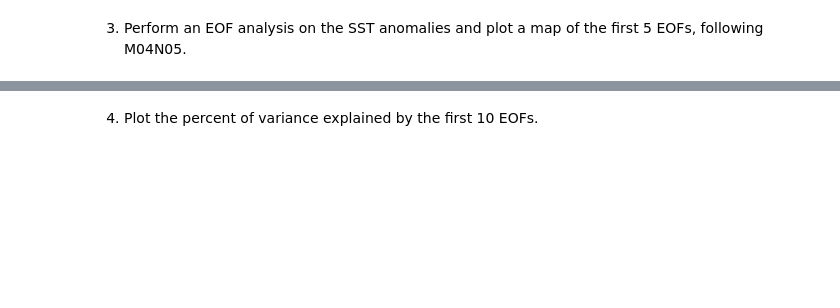
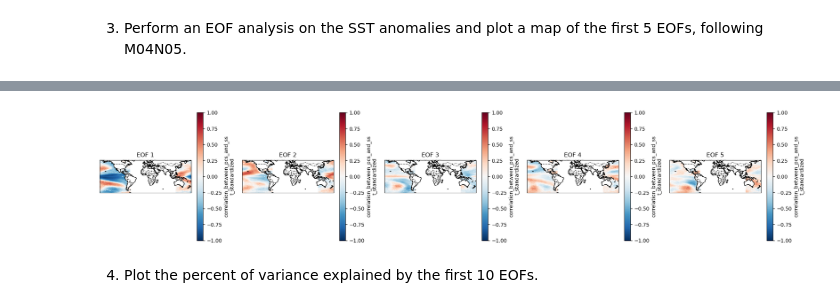
Before and after one commit to Key-Roberson/ATMS-523-Module-4, a Jupyter notebook: module_4_assignment.ipynb, the cells around one changed output, grey strips where cells are left out. Saved outputs shown, nothing was run; the diff lists cells and outputs as text; code cells hidden in the pictures; blank space fills up the shorter version.

```diff
--- a/module_4_assignment.ipynb
+++ b/module_4_assignment.ipynb
@@ -195,2 +164,49 @@ plt.show()
+# %%
+# 📦 EOFSA: Pacific-only, standardized SST anomalies with √cos(lat) weighting
+
+import numpy as np
+import xarray as xr
+import matplotlib.pyplot as plt
+import cartopy.crs as ccrs, cartopy.feature as cfeature
+from eofs.xarray import Eof
+
+# 1️⃣ Subset to Pacific Basin (65°S–65°N, 120°E–60°W)
+sst = (
+    sst_standardized
+    .sortby("latitude")
+    .sel(latitude=slice(-65, 65), longitude=slice(120, 300))
+)
+
+# 2️⃣ Drop any grid points with NaNs across time
+valid = (~np.isnan(sst)).all(dim="time")
+sst_clean = sst.where(valid)
+
+# 3️⃣ Compute √cos(lat) weights and broadcast to (lat, lon)
+coslat = np.cos(np.deg2rad(sst_clean.latitude))
+wgts_1d = np.sqrt(coslat)
+wgts_2d, _ = xr.broadcast(wgts_1d, sst_clean.longitude)
+
+# 4️⃣ Run EOFS solver
+solver = Eof(sst_clean, weights=wgts_2d)
+
+# 5️⃣ Extract EOFs and PCs
+eofs = solver.eofsAsCorrelation(neofs=5)
+pcs  = solver.pcs(npcs=5, pcscaling=1)
+
+# 6️⃣ Plot EOFs 1–5
+fig, axes = plt.subplots(1, 5, figsize=(20, 4),
+                         subplot_kw={"projection": ccrs.PlateCarree()})
+for i, ax in enumerate(axes):
+    eof = eofs.isel(mode=i)
+    eof.plot(ax=ax, transform=ccrs.PlateCarree(),
+             cmap="RdBu_r", vmin=-1, vmax=1)
+    ax.coastlines()
+    ax.add_feature(cfeature.BORDERS, linestyle=":")
+    ax.set_extent([135, 285, -65, 65], crs=ccrs.PlateCarree())
+    ax.set_title(f"EOF {i+1}")
+plt.tight_layout()
+plt.show()
+# %% [output]
+[figure, added]
 # %% [markdown]
 4) Plot the percent of variance explained by the first 10 EOFs.
```
Also changed, not shown: parts of 10 cells of this notebook.
